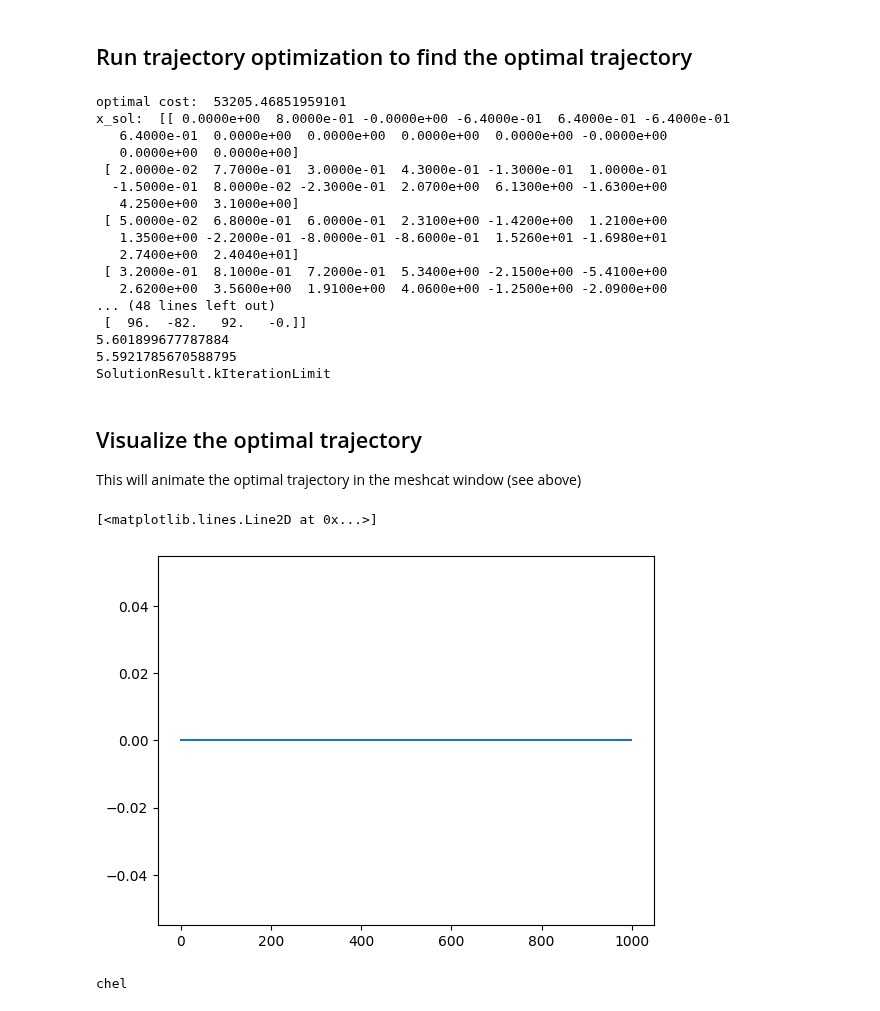
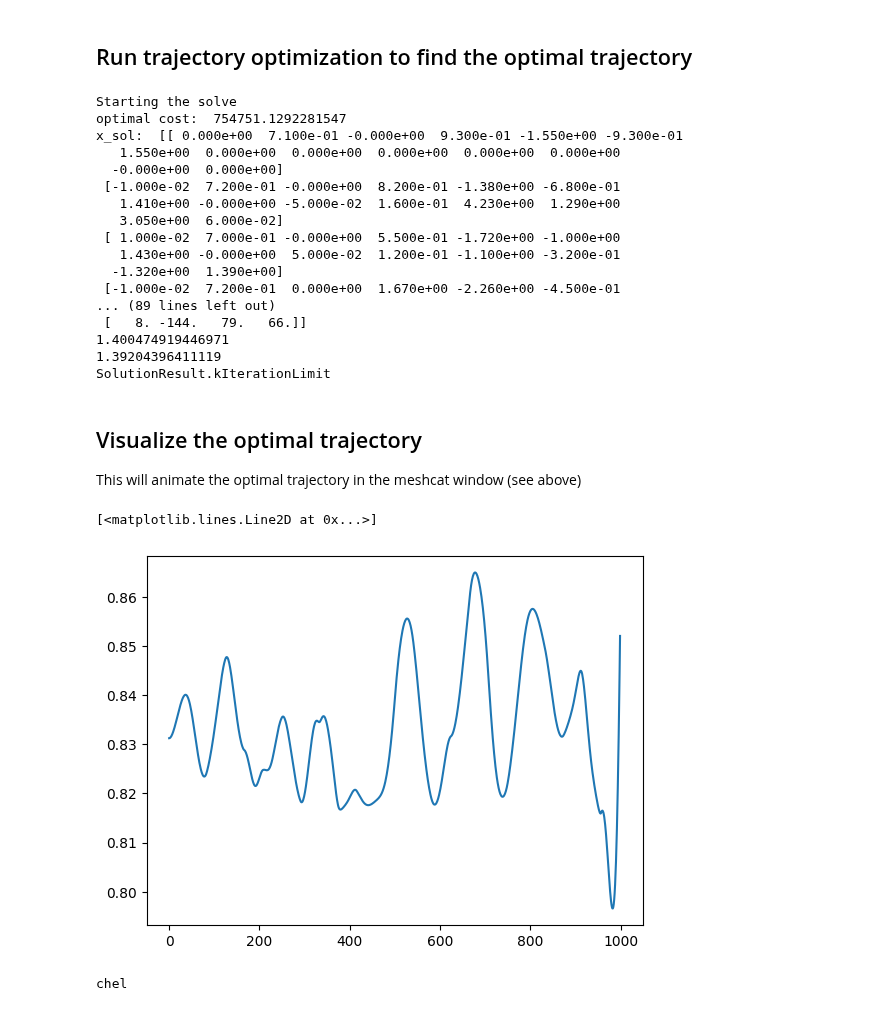
Before and after one commit to git-dhruv/Hop-Skip-and-Jump, a Jupyter notebook: src/BipedCollocation.ipynb, the cells around one changed output. Saved outputs shown, nothing was run; the diff lists cells and outputs as text; code cells hidden in the pictures.

```diff
--- a/src/BipedCollocation.ipynb
+++ b/src/BipedCollocation.ipynb
@@ -51,35 +53,45 @@ def get_foot_pos(context, plant):
 # %% [markdown]
 ## Run trajectory optimization to find the optimal trajectory
 # %%
-N = 15
+N = 25
 initial_state = np.zeros(14)
 q = np.zeros((7,))
-q[0] = 0; q[1] = 0.8
+# q[0] = 0; q[1] = 0.6
+# theta = -np.arccos(q[1])
+# q[3] = theta; q[4] = -2 * theta
+# q[5] = theta;   q[6] = -2 * theta
+# initial_state[:7] = q
+
+q[0] = 0; q[1] = 0.6
 theta = -np.arccos(q[1])
-q[3] = theta; q[4] = -2 * theta/2
-q[5] = theta;   q[6] = -2 * theta/2
+q[3] = -theta; q[4] = 2 * theta/1.2
+q[5] = theta;   q[6] = -2 * theta/1.2
+q[1] = 0.71
 initial_state[:7] = q
+
+
+
 final_state = initial_state
 # final_configuration = np.array([np.pi, 0])
-tf = 3.0
-x_traj, u_traj, prog,  _, _ = find_throwing_trajectory(N, initial_state, 1.6, tf=3, jumpheight_tol=5e-2)
+tf = 5.0
+x_traj, u_traj, prog,  _, _ = find_throwing_trajectory(N, initial_state, 0.3, tf=tf, jumpheight_tol=5e-2)
 # %% [output]
-optimal cost:  53205.46851959101
-x_sol:  [[ 0.0000e+00  8.0000e-01 -0.0000e+00 -6.4000e-01  6.4000e-01 -6.4000e-01
-   6.4000e-01  0.0000e+00  0.0000e+00  0.0000e+00  0.0000e+00 -0.0000e+00
-   0.0000e+00  0.0000e+00]
- [ 2.0000e-02  7.7000e-01  3.0000e-01  4.3000e-01 -1.3000e-01  1.0000e-01
-  -1.5000e-01  8.0000e-02 -2.3000e-01  2.0700e+00  6.1300e+00 -1.6300e+00
-   4.2500e+00  3.1000e+00]
- [ 5.0000e-02  6.8000e-01  6.0000e-01  2.3100e+00 -1.4200e+00  1.2100e+00
-   1.3500e+00 -2.2000e-01 -8.0000e-01 -8.6000e-01  1.5260e+01 -1.6980e+01
-   2.7400e+00  2.4040e+01]
- [ 3.2000e-01  8.1000e-01  7.2000e-01  5.3400e+00 -2.1500e+00 -5.4100e+00
-   2.6200e+00  3.5600e+00  1.9100e+00  4.0600e+00 -1.2500e+00 -2.0900e+00
-... (48 lines left out)
- [  96.  -82.   92.   -0.]]
-5.601899677787884
-5.5921785670588795
+Starting the solve
+optimal cost:  754751.1292281547
+x_sol:  [[ 0.000e+00  7.100e-01 -0.000e+00  9.300e-01 -1.550e+00 -9.300e-01
+   1.550e+00  0.000e+00  0.000e+00  0.000e+00  0.000e+00  0.000e+00
+  -0.000e+00  0.000e+00]
+ [-1.000e-02  7.200e-01 -0.000e+00  8.200e-01 -1.380e+00 -6.800e-01
+   1.410e+00 -0.000e+00 -5.000e-02  1.600e-01  4.230e+00  1.290e+00
+   3.050e+00  6.000e-02]
+ [ 1.000e-02  7.000e-01 -0.000e+00  5.500e-01 -1.720e+00 -1.000e+00
+   1.430e+00 -0.000e+00  5.000e-02  1.200e-01 -1.100e+00 -3.200e-01
+  -1.320e+00  1.390e+00]
+ [-1.000e-02  7.200e-01  0.000e+00  1.670e+00 -2.260e+00 -4.500e-01
+... (89 lines left out)
+ [   8. -144.   79.   66.]]
+1.400474919446971
+1.39204396411119
 SolutionResult.kIterationLimit
 # %% [markdown]
 ## Visualize the optimal trajectory
@@ -107,20 +119,6 @@ plant.WeldFrames(plant.world_frame(),
     plant.GetBodyByName("base").body_frame(),
     RigidTransform.Identity())
 plant.Finalize()
-
-
-
-# builder = DiagramBuilder()
-# scene_graph = builder.AddSystem(SceneGraph())
-# robot = builder.AddSystem(MultibodyPlant(0.0))
-# robot.RegisterAsSourceForSceneGraph(scene_graph)
-# Parser(plant=robot).AddModels(file_name)
-# robot.WeldFrames(
-#             robot.world_frame(),
-#             robot.GetBodyByName("base").body_frame(),
-#             RigidTransform.Identity()
-# )
-# robot.Finalize()
 
 n_q = plant.num_positions()
 n_v = plant.num_velocities()
@@ -153,11 +151,6 @@ simulator = Simulator(diagram)
 simulator.Initialize()
 plant_context = diagram.GetMutableSubsystemContext(plant, simulator.get_mutable_context())
 
-q = np.zeros((plant.num_positions(),))
-q[0] = 0; q[1] = 0.8
-theta = -np.arccos(q[1])
-q[3] = theta/2; q[4] = -2 * theta
-q[5] = theta;   q[6] = -2 * theta/2
 plant.SetPositions(plant_context, q)
 
 
@@ -165,7 +158,7 @@ plant.SetPositions(plant_context, q)
 
 # simulator.set_target_realtime_rate(.1)
 # simulator.AdvanceTo(1);
-timesteps = np.linspace(0, 1.0, 1000)
+timesteps = np.linspace(0, tf, 1000)
 com_pos_list = []
 vel_list = []
 for t in timesteps:
@@ -179,14 +172,14 @@ for t in timesteps:
 # %%
 # fig = plt.figure()
 # plt.plot(timesteps, com_pos_list[:][2])
 # plt.plot(timesteps,vel_list)
 # plt.show()
 
 print()
-plt.plot(np.array(com_pos_list)[:,0])
+plt.plot(np.array(com_pos_list)[:,2])
 # %% [output]
 [<matplotlib.lines.Line2D at 0x...>]
-[figure, old version]
+[figure, new version]
 # %%
 TrajectorySource(x_traj)
 
```
Also changed, not shown: parts of 3 cells of this notebook, 2 other files.
